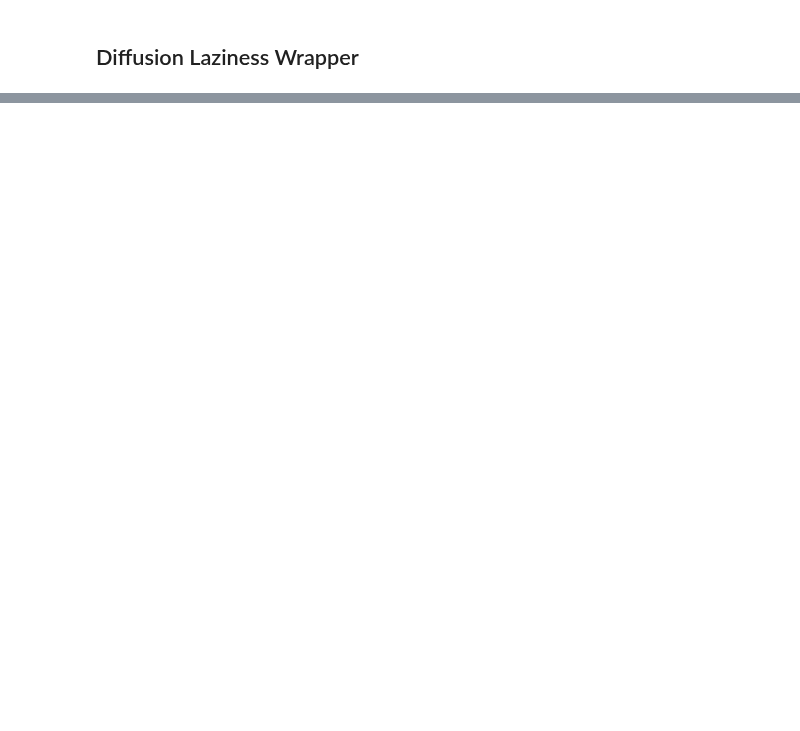
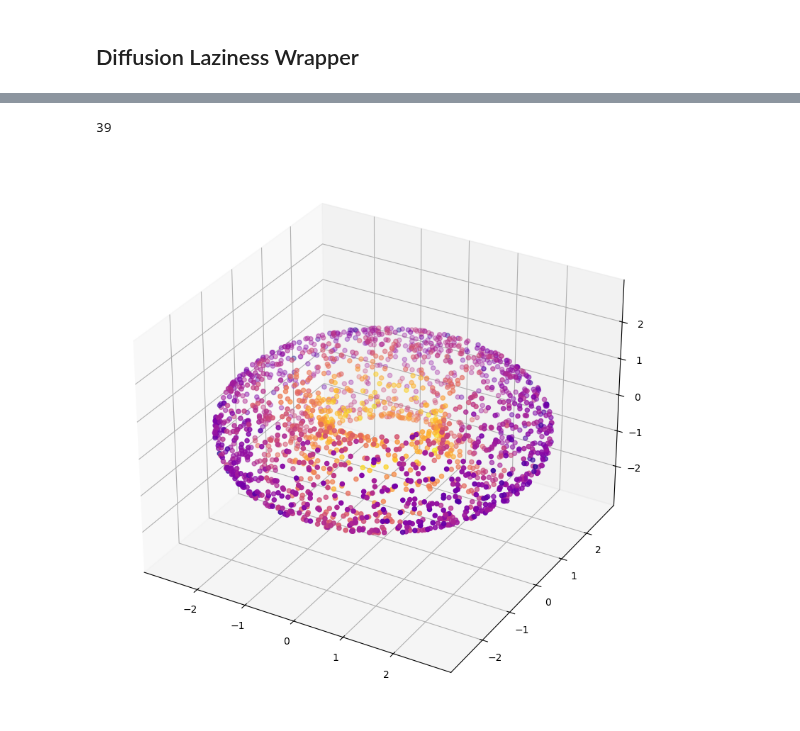
Before and after one commit to professorwug/diffusion-curvature, a Jupyter notebook: nbs/0c1a-Diffusion-Laziness.ipynb, the cells around one changed output, grey strips where cells are left out. Cells and saved outputs as stored; diff of their text form; code cells hidden in the pictures; blank space fills up the shorter version.

Commit message:
laziness via integral implementation
Wrote pure jax kl and jsdist fns. Reimplemented the distance-normalized
curvature curves, now using trapezoidal integration. Compiled in a
seamless class.

```diff
--- a/nbs/0c1a-Diffusion-Laziness.ipynb
+++ b/nbs/0c1a-Diffusion-Laziness.ipynb
@@ -190,0 +255,13 @@ We also see that computing a hundred sequential powers instead of one only scale
+# %%
+#|export
+from scipy.spatial.distance import jensenshannon
+def diffusion_distances_along_trajectory(diffusions):
+    # given a sequence of diffusions, returns the distances between each
+    js_dist_vectorized = jax.vmap(js_dist, (0, 0), 0)
+    distances = [jnp.zeros(diffusions[0].shape[0])]
+    for idx in range(len(diffusions)-1):
+        step_distance = js_dist_vectorized(diffusions[idx+1], diffusions[idx])
+        distances.append(
+            distances[-1] + step_distance
+        )
+    return jnp.stack(distances)
@@ -191,20 +307,2 @@ We also see that computing a hundred sequential powers instead of one only scale
 # %% [markdown]
 ## Diffusion Laziness Wrapper
-# %%
-from typing import Literal
-
-class DiffusionLaziness():
-    DIFFUSION_TYPES = Literal['diffusion matrix','heat kernel']
-    LAZINESS_METHODS = Literal['Entropic', 'Wasserstein']
-    def __init__(
-        diffusion_type:DIFFUSION_TYPES = "diffusion matrix",
-        laziness_method:LAZINESS_METHODS = "Entropic",
-    ):
-        store_attr()
-
-
-    def fit_transform(
-        G, # graph
-        t, # time or list of times.
-    ):
-        # compute diffusion matrix from graph
@@ -210,0 +362,3 @@ class DiffusionLaziness():
+# %%
+X, ks = torus(2000)
+G = get_adaptive_graph(X)
@@ -210,0 +367,9 @@ class DiffusionLaziness():
+# %%
+Laziness = DiffusionLaziness()
+ks = Laziness.fit_transform(G, ts = list(range(1,40)))
+# %% [output]
+39
+# %%
+plot_3d(X, ks)
+# %% [output]
+[figure, added]
```
Also changed, not shown: parts of 26 cells of this notebook, 2 other files.
